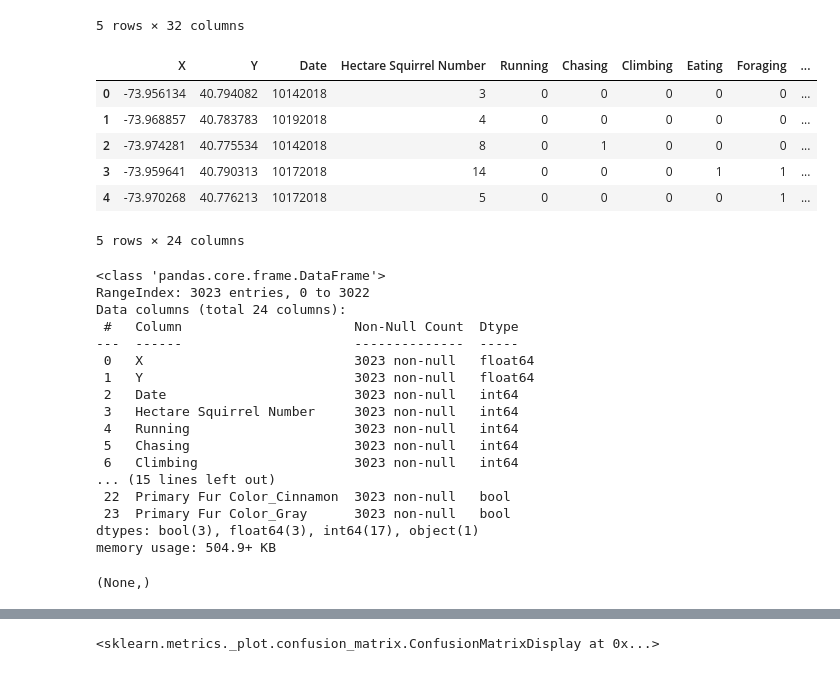
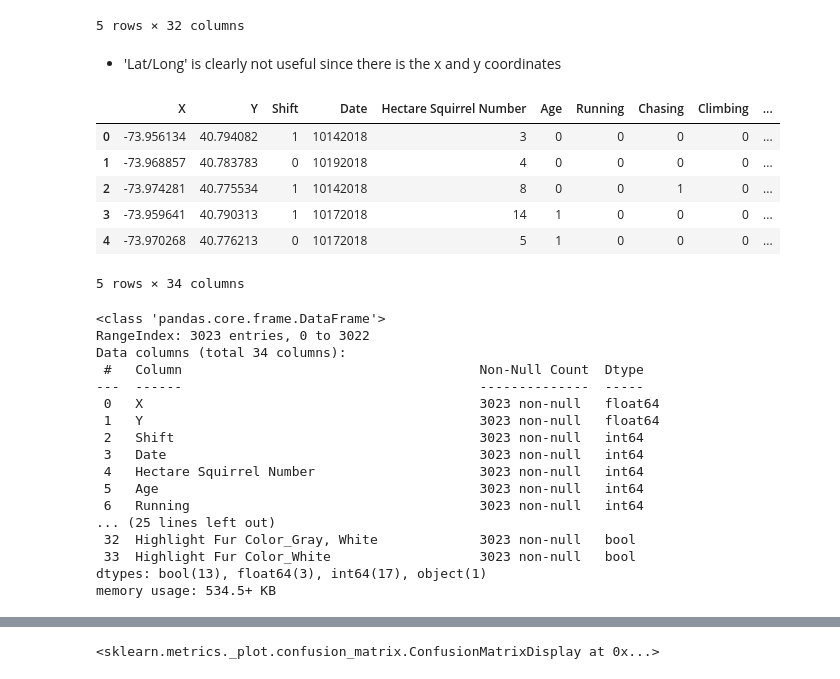
Before and after one commit to bradenkirkpatrick/machine-learning-project-2, a Jupyter notebook: Nutosis.ipynb, the cells around one changed output, grey strips where cells are left out. Drawn from its saved outputs; the diff is of its cells as text; code cells hidden in the pictures.

```diff
--- a/Nutosis.ipynb
+++ b/Nutosis.ipynb
@@ -81,52 +81,56 @@ squirrel_data.head()
 | 3 | -73.959641 | 40.790313 | 32E-PM-1017-14 | 32E | PM | 10172018 | 14 | Adult | ... |
 | 4 | -73.970268 | 40.776213 | 13E-AM-1017-05 | 13E | AM | 10172018 | 5 | Adult | ... |
 5 rows × 32 columns
+# %% [markdown]
+- 'Lat/Long' is clearly not useful since there is the x and y coordinates
 # %%
 # replace Shift with is_PM_shift
-squirrel_data['is_PM_shift'] = squirrel_data['Shift'].apply(lambda x: 1 if x == 'PM' else 0)
+squirrel_data['Shift'] = squirrel_data['Shift'].apply(lambda x: 1 if x == 'PM' else 0)
 # replace Age with is_Adult
-squirrel_data['is_Adult'] = squirrel_data['Age'].apply(lambda x: 1 if x == 'Adult' else 0)
+squirrel_data['Age'] = squirrel_data['Age'].apply(lambda x: 1 if x == 'Adult' else 0)
 # replace false with 0 and true with 1 for the columns with boolean values
 for comlumn in ['Running', 'Chasing', 'Climbing', 'Eating', 'Foraging', 'Kuks', 'Quaas', 'Moans', 'Tail flags', 'Tail twitches', 'Approaches', 'Indifferent', 'Runs from']:
     squirrel_data[comlumn] = squirrel_data[comlumn].apply(lambda x: 1 if x == True else 0)
-# drop Lat/Long, shift, Unique Squirrel ID, Other Interactions, Hectare, Age, Highlight Fur Color, Combination of Primary and Highlight Color, Color notes, Location, Specific Location, Above Ground Sighter Measurement
-for column in ['Lat/Long', 'Shift', 'Unique Squirrel ID', 'Other Interactions', 'Hectare', 'Age', 'Highlight Fur Color', 'Combination of Primary and Highlight Color', 'Color notes', 'Location', 'Specific Location', 'Above Ground Sighter Measurement']:
+# drop Lat/Long, Unique Squirrel ID, Other Interactions, Hectare, Age, Highlight Fur Color, Combination of Primary and Highlight Color, Color notes, Location, Specific Location, Above Ground Sighter Measurement
+for column in ['Lat/Long', 'Unique Squirrel ID', 'Other Interactions', 'Hectare', 'Combination of Primary and Highlight Color', 'Color notes', 'Location', 'Specific Location', 'Above Ground Sighter Measurement']:
     squirrel_data.drop(column, axis=1, inplace=True)
-# one hot encode Primary Fur Color
+
+# one hot encode Primary Fur Color and Highlight Fur Color
 squirrel_data = pandas.get_dummies(squirrel_data, columns=['Primary Fur Color'])
+squirrel_data = pandas.get_dummies(squirrel_data, columns=['Highlight Fur Color'])
+
 
 
 
 squirrel_data.head()
 # %% [output]
-|  | X | Y | Date | Hectare Squirrel Number | Running | Chasing | Climbing | Eating | Foraging | ... |
-| 0 | -73.956134 | 40.794082 | 10142018 | 3 | 0 | 0 | 0 | 0 | 0 | ... |
-| 1 | -73.968857 | 40.783783 | 10192018 | 4 | 0 | 0 | 0 | 0 | 0 | ... |
-| 2 | -73.974281 | 40.775534 | 10142018 | 8 | 0 | 1 | 0 | 0 | 0 | ... |
-| 3 | -73.959641 | 40.790313 | 10172018 | 14 | 0 | 0 | 0 | 1 | 1 | ... |
-| 4 | -73.970268 | 40.776213 | 10172018 | 5 | 0 | 0 | 0 | 0 | 1 | ... |
+|  | X | Y | Shift | Date | Hectare Squirrel Number | Age | Running | Chasing | Climbing | ... |
+| 0 | -73.956134 | 40.794082 | 1 | 10142018 | 3 | 0 | 0 | 0 | 0 | ... |
+| 1 | -73.968857 | 40.783783 | 0 | 10192018 | 4 | 0 | 0 | 0 | 0 | ... |
+| 2 | -73.974281 | 40.775534 | 1 | 10142018 | 8 | 0 | 0 | 1 | 0 | ... |
+| 3 | -73.959641 | 40.790313 | 1 | 10172018 | 14 | 1 | 0 | 0 | 0 | ... |
+| 4 | -73.970268 | 40.776213 | 0 | 10172018 | 5 | 1 | 0 | 0 | 0 | ... |
-5 rows × 24 columns
+5 rows × 34 columns
 # %%
-squirrel_data.info(),
+squirrel_data.info()
 # %% [output]
 <class 'pandas.core.frame.DataFrame'>
 RangeIndex: 3023 entries, 0 to 3022
-Data columns (total 24 columns):
- #   Column                      Non-Null Count  Dtype
----  ------                      --------------  -----
- 0   X                           3023 non-null   float64
- 1   Y                           3023 non-null   float64
- 2   Date                        3023 non-null   int64
- 3   Hectare Squirrel Number     3023 non-null   int64
- 4   Running                     3023 non-null   int64
- 5   Chasing                     3023 non-null   int64
- 6   Climbing                    3023 non-null   int64
-... (15 lines left out)
- 22  Primary Fur Color_Cinnamon  3023 non-null   bool
- 23  Primary Fur Color_Gray      3023 non-null   bool
-dtypes: bool(3), float64(3), int64(17), object(1)
-memory usage: 504.9+ KB
+Data columns (total 34 columns):
+ #   Column                                      Non-Null Count  Dtype
+---  ------                                      --------------  -----
+ 0   X                                           3023 non-null   float64
+ 1   Y                                           3023 non-null   float64
+ 2   Shift                                       3023 non-null   int64
+ 3   Date                                        3023 non-null   int64
+ 4   Hectare Squirrel Number                     3023 non-null   int64
+ 5   Age                                         3023 non-null   int64
+ 6   Running                                     3023 non-null   int64
+... (25 lines left out)
+ 32  Highlight Fur Color_Gray, White             3023 non-null   bool
+ 33  Highlight Fur Color_White                   3023 non-null   bool
+dtypes: bool(13), float64(3), int64(17), object(1)
+memory usage: 534.5+ KB
-(None,)
 # %%
 squirrel_data.select_dtypes(include='bool').sum()
 # %% [output]
```
Also changed, not shown: parts of 10 cells of this notebook.
